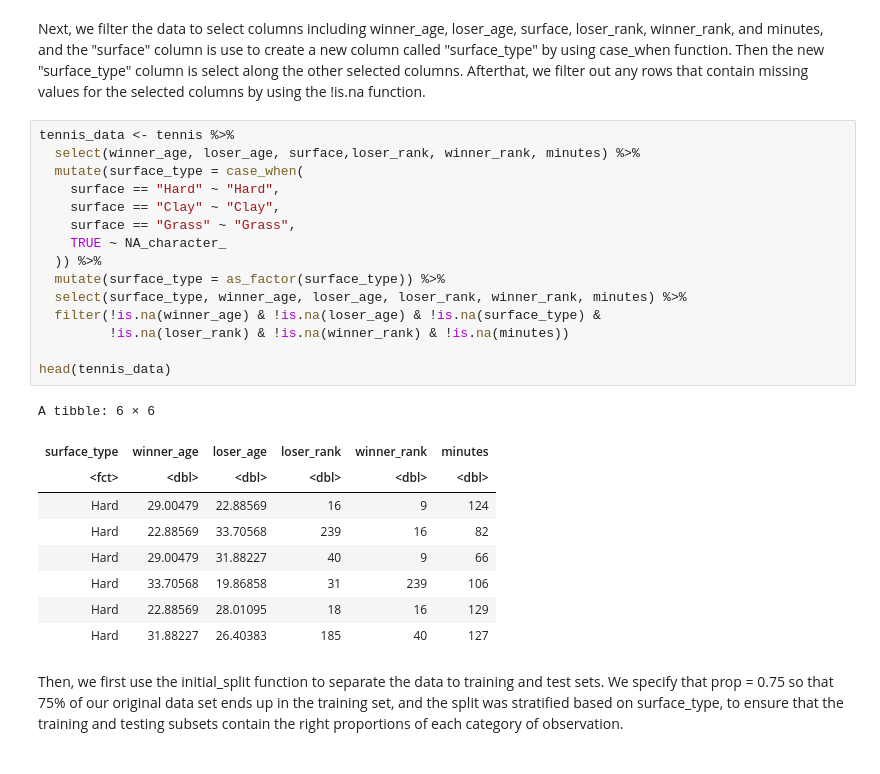
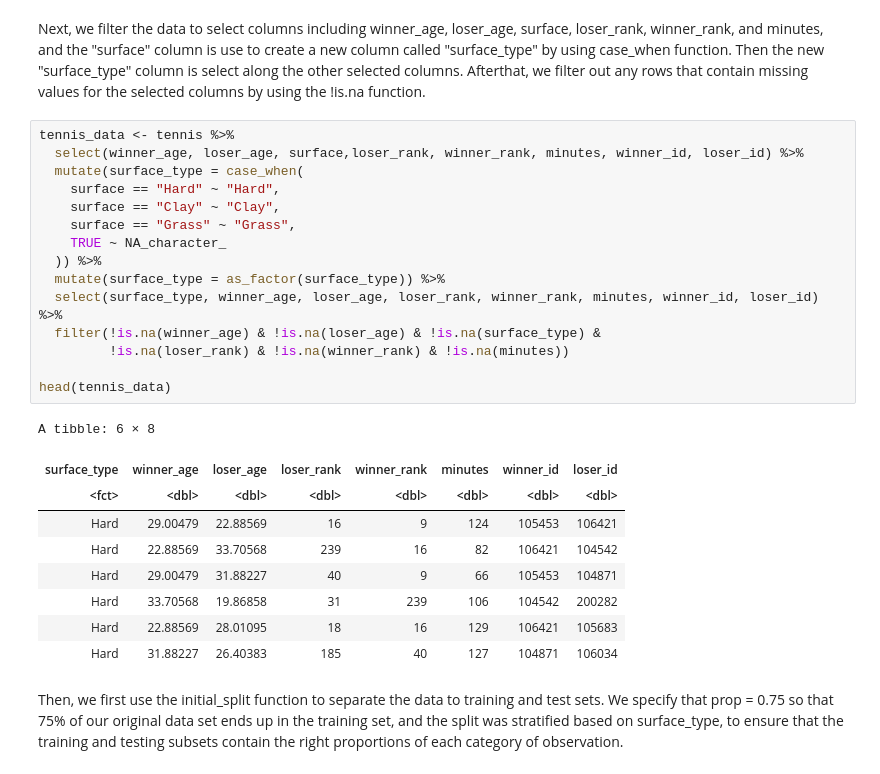
Before and after one commit to hirnas/DSCI100GW, a Jupyter notebook: group project/project code.ipynb, the cells around one changed output. Drawn from its saved outputs; the diff is of its cells as text.

```diff
--- a/group project/project code.ipynb
+++ b/group project/project code.ipynb
@@ -25,29 +43,29 @@ Next, we filter the data to select columns including winner_age, loser_age, surf
 Afterthat, we filter out any rows that contain missing values for the selected columns by using the !is.na function.
 # %%
 tennis_data <- tennis %>%
-  select(winner_age, loser_age, surface,loser_rank, winner_rank, minutes) %>%
+  select(winner_age, loser_age, surface,loser_rank, winner_rank, minutes, winner_id, loser_id) %>%
   mutate(surface_type = case_when(
     surface == "Hard" ~ "Hard",
     surface == "Clay" ~ "Clay",
     surface == "Grass" ~ "Grass",
     TRUE ~ NA_character_
   )) %>%
   mutate(surface_type = as_factor(surface_type)) %>%
-  select(surface_type, winner_age, loser_age, loser_rank, winner_rank, minutes) %>%
+  select(surface_type, winner_age, loser_age, loser_rank, winner_rank, minutes, winner_id, loser_id) %>%
   filter(!is.na(winner_age) & !is.na(loser_age) & !is.na(surface_type) &
          !is.na(loser_rank) & !is.na(winner_rank) & !is.na(minutes))
 
 head(tennis_data)
 # %% [output]
-A tibble: 6 × 6
+A tibble: 6 × 8
-| surface_type | winner_age | loser_age | loser_rank | winner_rank | minutes |
-| <fct> | <dbl> | <dbl> | <dbl> | <dbl> | <dbl> |
-| Hard | 29.00479 | 22.88569 | 16 | 9 | 124 |
-| Hard | 22.88569 | 33.70568 | 239 | 16 | 82 |
-| Hard | 29.00479 | 31.88227 | 40 | 9 | 66 |
-| Hard | 33.70568 | 19.86858 | 31 | 239 | 106 |
-| Hard | 22.88569 | 28.01095 | 18 | 16 | 129 |
-| Hard | 31.88227 | 26.40383 | 185 | 40 | 127 |
+| surface_type | winner_age | loser_age | loser_rank | winner_rank | minutes | winner_id | loser_id |
+| <fct> | <dbl> | <dbl> | <dbl> | <dbl> | <dbl> | <dbl> | <dbl> |
+| Hard | 29.00479 | 22.88569 | 16 | 9 | 124 | 105453 | 106421 |
+| Hard | 22.88569 | 33.70568 | 239 | 16 | 82 | 106421 | 104542 |
+| Hard | 29.00479 | 31.88227 | 40 | 9 | 66 | 105453 | 104871 |
+| Hard | 33.70568 | 19.86858 | 31 | 239 | 106 | 104542 | 200282 |
+| Hard | 22.88569 | 28.01095 | 18 | 16 | 129 | 106421 | 105683 |
+| Hard | 31.88227 | 26.40383 | 185 | 40 | 127 | 104871 | 106034 |
 # %% [markdown]
 Then, we first use the initial_split function to separate the data to training and test sets. We specify that prop = 0.75 so that 75% of our original data set ends up in the training set, and the split was stratified based on surface_type, to ensure that the training and testing subsets contain the right proportions of each category of observation.
 # %%
```
Also changed, not shown: parts of 4 cells of this notebook.
